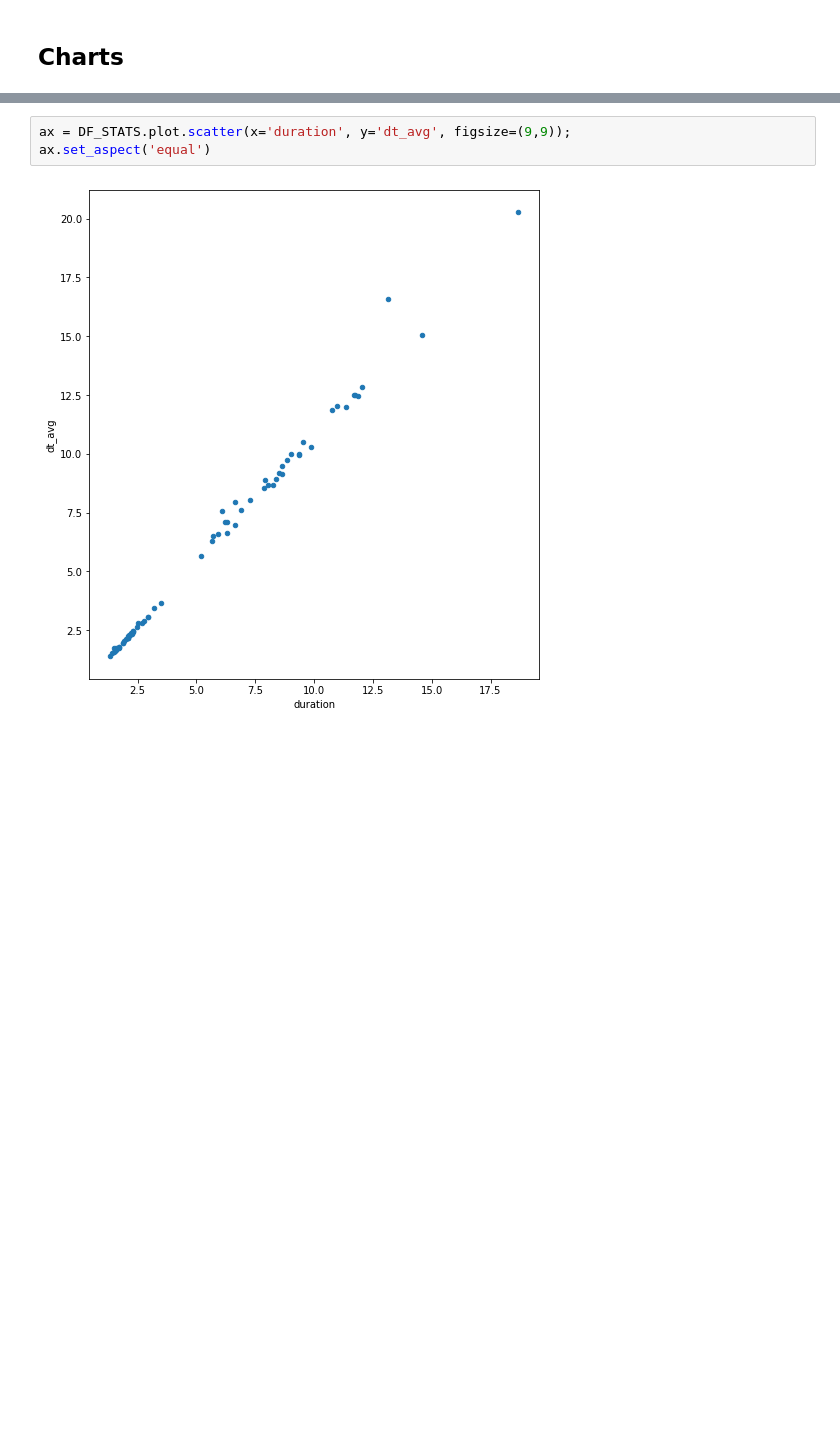
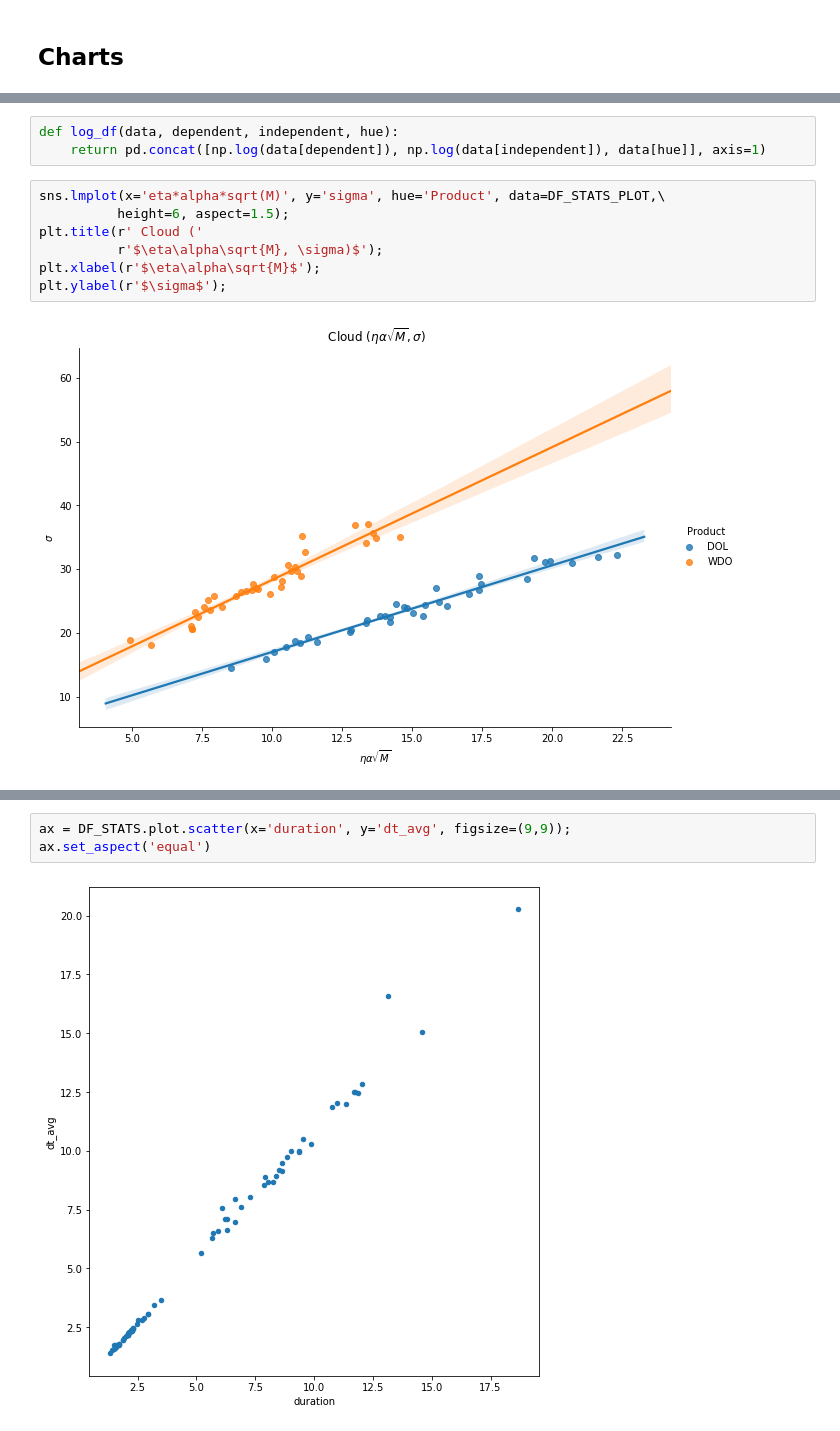
Before and after one commit to fagan2888/UZStats, a Jupyter notebook: armadaticksdfsloop.ipynb, the cells around one changed output, grey strips where cells are left out. Saved outputs shown, nothing was run; the diff lists cells and outputs as text; blank space fills up the shorter version.

```diff
--- a/armadaticksdfsloop.ipynb
+++ b/armadaticksdfsloop.ipynb
@@ -147,0 +160,12 @@ DF_STATS
+# %%
+def log_df(data, dependent, independent, hue):
+    return pd.concat([np.log(data[dependent]), np.log(data[independent]), data[hue]], axis=1)
+# %%
+sns.lmplot(x='eta*alpha*sqrt(M)', y='sigma', hue='Product', data=DF_STATS_PLOT,\
+          height=6, aspect=1.5);
+plt.title(r' Cloud ('
+          r'$\eta\alpha\sqrt{M}, \sigma)$');
+plt.xlabel(r'$\eta\alpha\sqrt{M}$');
+plt.ylabel(r'$\sigma$');
+# %% [output]
+[figure, added]
```
Also changed, not shown: parts of 78 cells of this notebook.
